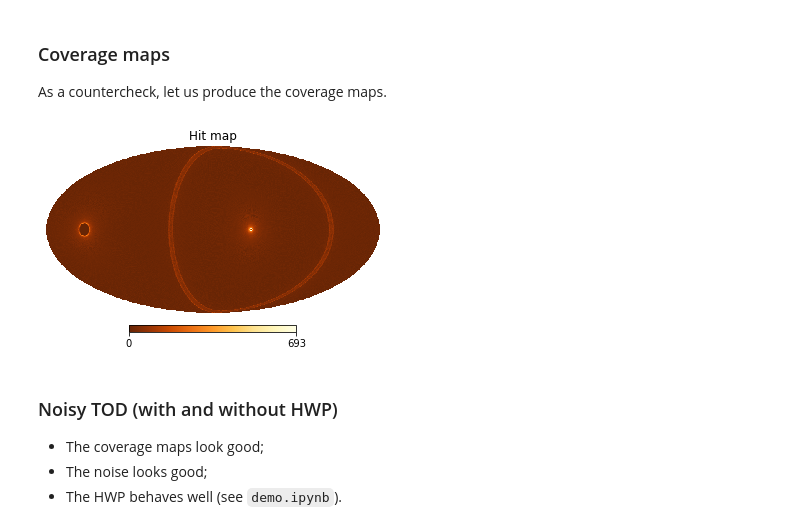
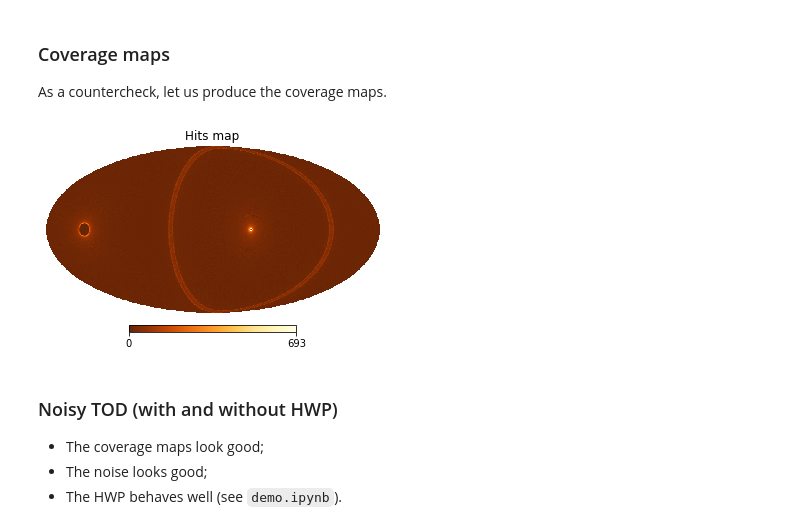
Before and after one commit to martamonelli/beamconv_tidy, a Jupyter notebook: beamconv/demo_PySM_IMO_non-idealities_dipole.ipynb, the cells around one changed output. Saved outputs shown, nothing was run; the diff lists cells and outputs as text; code cells hidden in the pictures.

Commit message:
plotting stuff

```diff
--- a/beamconv/demo_PySM_IMO_non-idealities_dipole.ipynb
+++ b/beamconv/demo_PySM_IMO_non-idealities_dipole.ipynb
@@ -601,13 +601,13 @@ TB pairs are affected identically by the non-idealities. Does it make sense?
 ### Coverage maps
 As a countercheck, let us produce the coverage maps.
 # %%
-hp.mollview(proj_nonidealities[0],title='Hit map', hold=True, cmap=cmap_lighter)
+hp.mollview(proj_nonidealities[0],title='Hits map', hold=True, cmap=cmap_lighter)
 plt.show()
 
 #hp.mollview(proj_hwp[0]-proj[0],title='Difference', hold=True, cmap=cmap_magma)
 #plt.show()
 # %% [output]
-[figure, old version]
+[figure, new version]
 # %% [markdown]
 ### Noisy TOD (with and without HWP)
  - The coverage maps look good;
```
Also changed, not shown: parts of 1 cell of this notebook.
